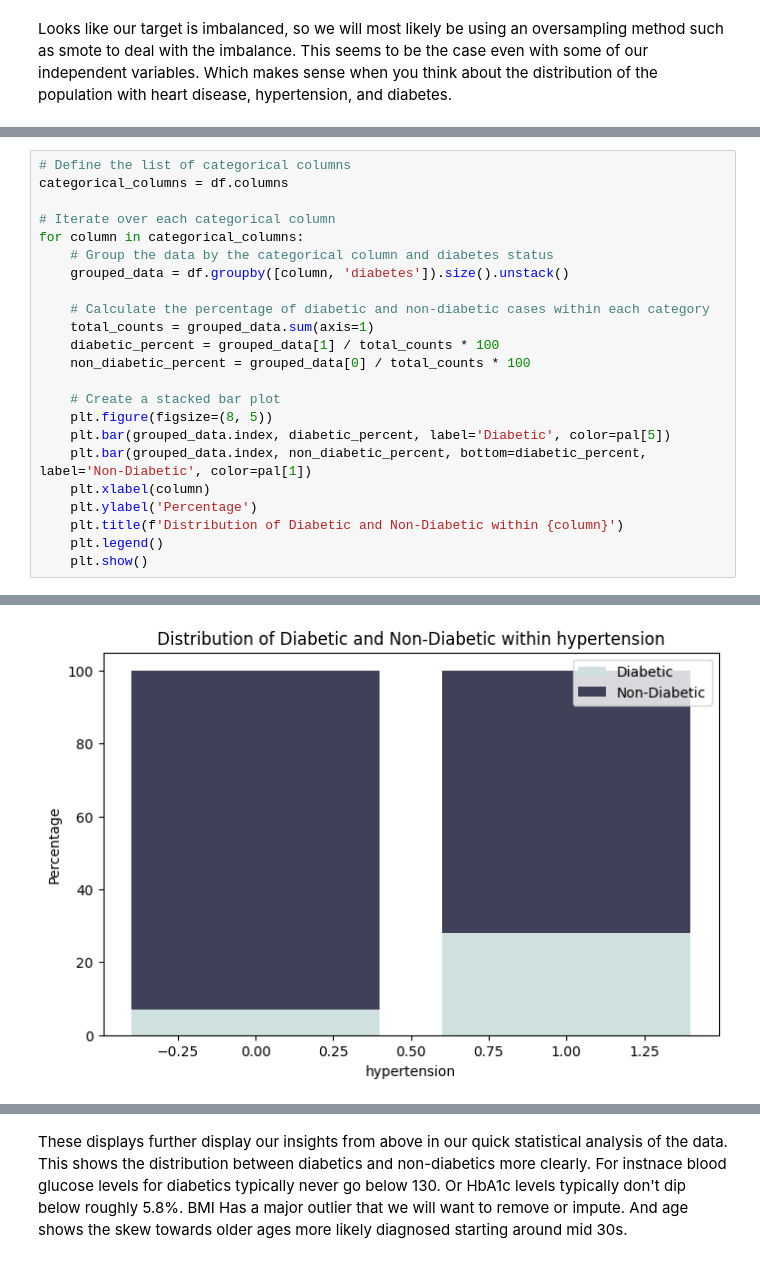
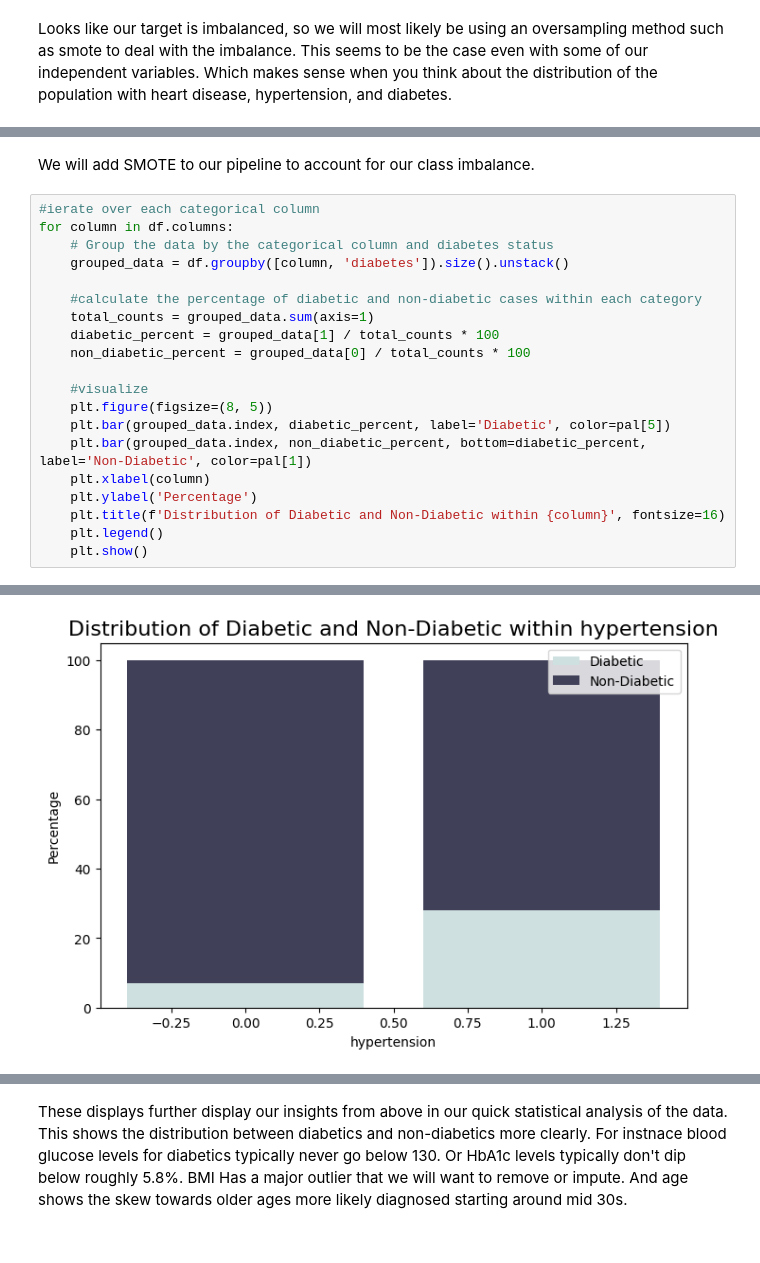
Before and after one commit to heathlikethecandybar/phase_5, a Jupyter notebook: phase_5_notebook.ipynb, the cells around one changed output, grey strips where cells are left out. Cells and saved outputs as stored; diff of their text form.

```diff
--- a/phase_5_notebook.ipynb
+++ b/phase_5_notebook.ipynb
@@ -219,24 +247,23 @@ Looks like our target is imbalanced, so we will most likely be using an oversamp
+# %% [markdown]
+We will add SMOTE to our pipeline to account for our class imbalance.
 # %%
-# Define the list of categorical columns
-categorical_columns = df.columns
-
-# Iterate over each categorical column
-for column in categorical_columns:
+#ierate over each categorical column
+for column in df.columns:
     # Group the data by the categorical column and diabetes status
     grouped_data = df.groupby([column, 'diabetes']).size().unstack()
 
-    # Calculate the percentage of diabetic and non-diabetic cases within each category
+    #calculate the percentage of diabetic and non-diabetic cases within each category
     total_counts = grouped_data.sum(axis=1)
     diabetic_percent = grouped_data[1] / total_counts * 100
     non_diabetic_percent = grouped_data[0] / total_counts * 100
 
-    # Create a stacked bar plot
+    #visualize
     plt.figure(figsize=(8, 5))
     plt.bar(grouped_data.index, diabetic_percent, label='Diabetic', color=pal[5])
     plt.bar(grouped_data.index, non_diabetic_percent, bottom=diabetic_percent, label='Non-Diabetic', color=pal[1])
     plt.xlabel(column)
     plt.ylabel('Percentage')
-    plt.title(f'Distribution of Diabetic and Non-Diabetic within {column}')
+    plt.title(f'Distribution of Diabetic and Non-Diabetic within {column}', fontsize=16)
     plt.legend()
     plt.show()
 # %% [output]
@@ -245 +272 @@ for column in categorical_columns:
-[figure, old version]
+[figure, new version]
```
Also changed, not shown: parts of 27 cells of this notebook.
